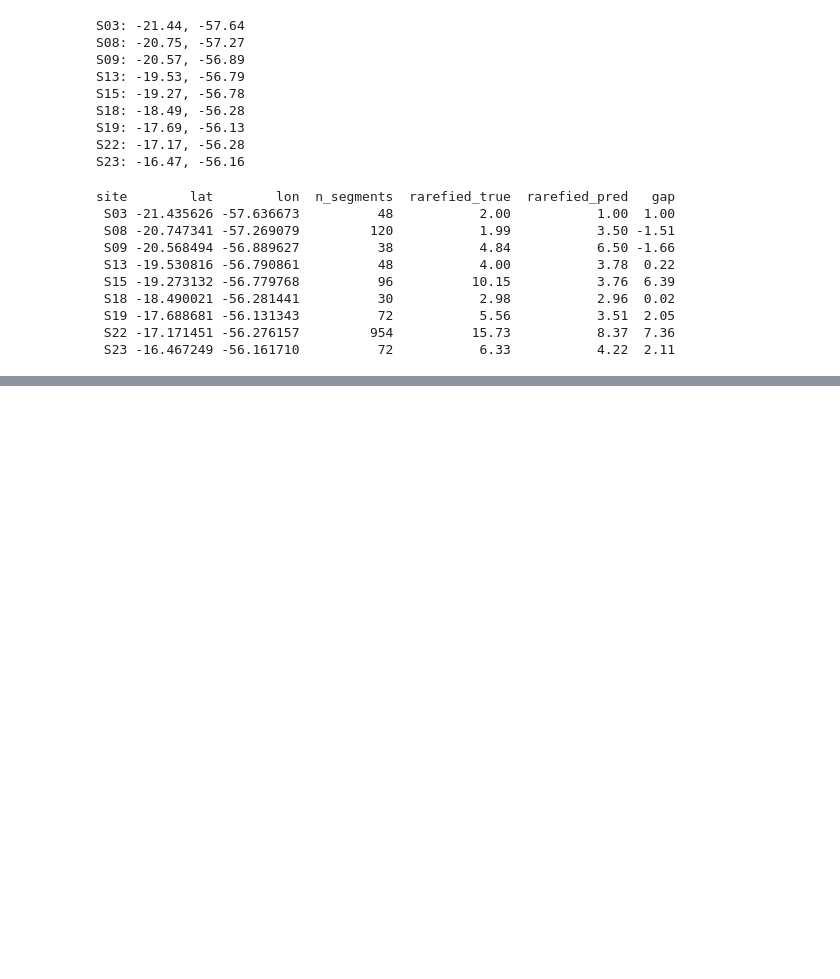
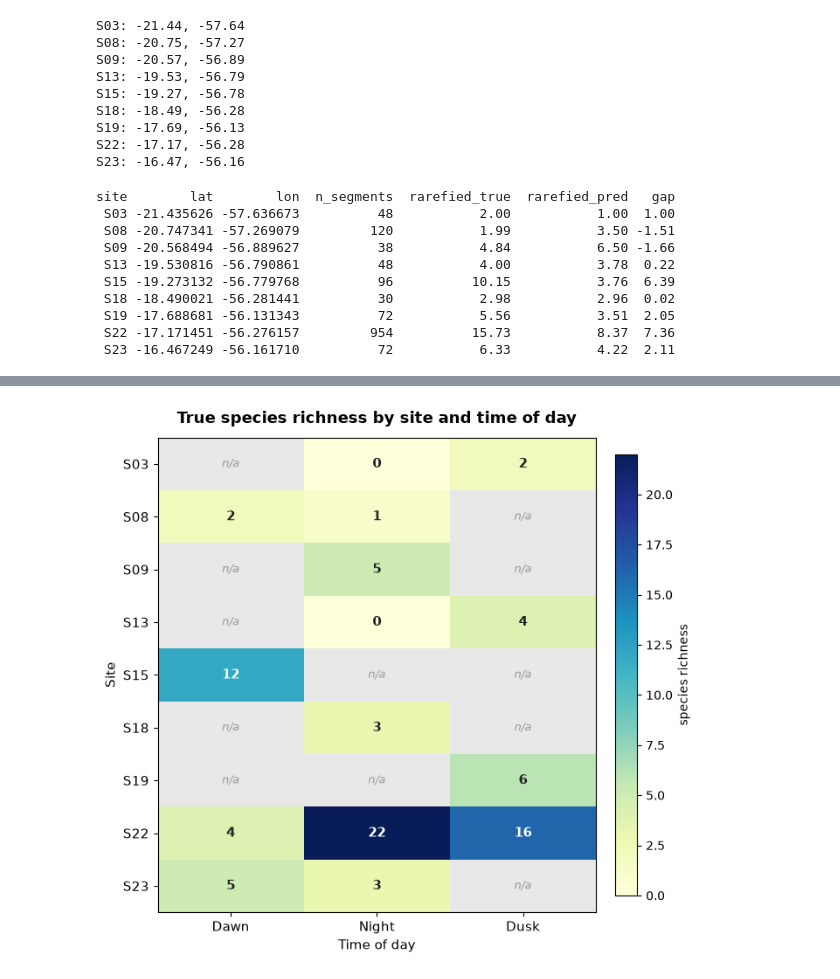
Before and after one commit to Zakguchati/mapping-biodiversity-from-sound, a Jupyter notebook: notebooks/12_diversity_map.ipynb, the cells around one changed output, grey strips where cells are left out. Saved outputs shown, nothing was run; the diff lists cells and outputs as text; code cells hidden in the pictures; blank space fills up the shorter version.

```diff
--- a/notebooks/12_diversity_map.ipynb
+++ b/notebooks/12_diversity_map.ipynb
@@ -410,0 +424,45 @@ m
+# %%
+import numpy as np
+import matplotlib.pyplot as plt
+
+pivot = grid.pivot_table(index='site', columns='period',
+                         values='true_richness', aggfunc='first')
+pivot = pivot[['dawn', 'night', 'dusk']]
+vals = pivot.values
+
+fig, ax = plt.subplots(figsize=(7, 6.5))
+
+# grey background for missing cells
+ax.set_facecolor('#e8e8e8')
+masked = np.ma.masked_invalid(vals)
+cmap = plt.cm.YlGnBu.copy()
+im = ax.imshow(masked, cmap=cmap, aspect='auto')
+
+ax.set_xticks(range(len(pivot.columns)))
+ax.set_xticklabels([p.capitalize() for p in pivot.columns], fontsize=11)
+ax.set_yticks(range(len(pivot.index)))
+ax.set_yticklabels(pivot.index, fontsize=11)
+ax.set_xlabel('Time of day', fontsize=11)
+ax.set_ylabel('Site', fontsize=11)
+ax.set_title('True species richness by site and time of day',
+             fontsize=13, weight='bold', pad=12)
+
+vmax = np.nanmax(vals)
+for i in range(vals.shape[0]):
+    for j in range(vals.shape[1]):
+        v = vals[i, j]
+        if np.isnan(v):
+            ax.text(j, i, 'n/a', ha='center', va='center',
+                    color='#999999', fontsize=9, style='italic')
+        else:
+            ax.text(j, i, int(v), ha='center', va='center',
+                    color='white' if v > vmax * 0.5 else '#222222',
+                    fontsize=11, weight='bold')
+
+fig.colorbar(im, label='species richness', fraction=0.046, pad=0.04)
+fig.tight_layout()
+fig.savefig('../reports/temporal_heatmap.png', dpi=300, bbox_inches='tight')
+fig.savefig('../reports/temporal_heatmap.svg', bbox_inches='tight')
+plt.show()
+# %% [output]
+[figure, added]
```
Also changed, not shown: parts of 10 cells of this notebook, 7 other files.
